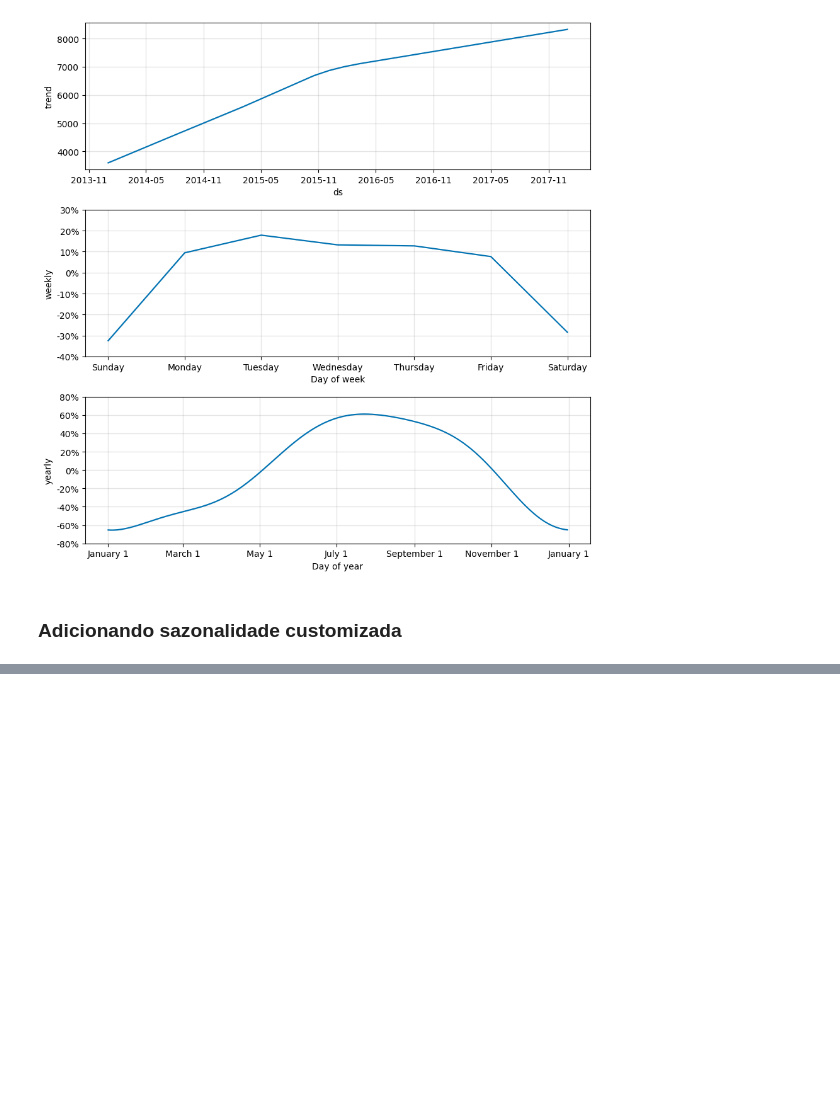
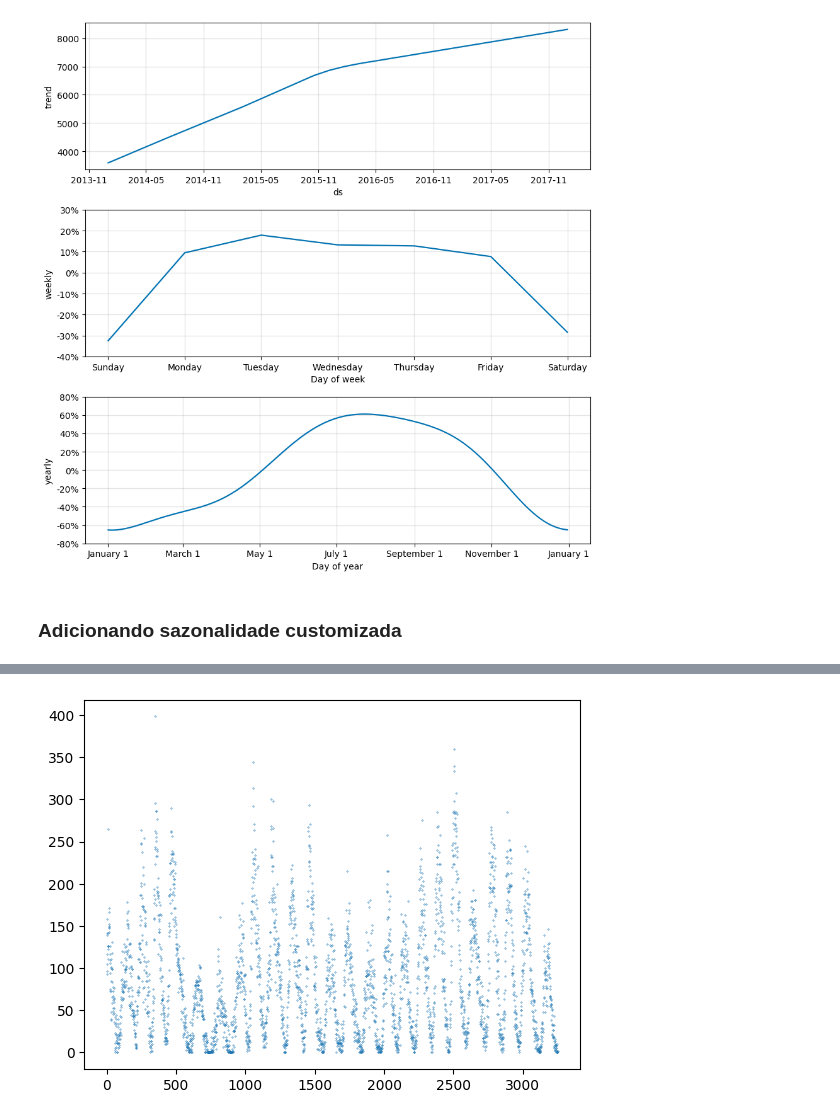
Before and after one commit to rodolphomacedo/prophet, a Jupyter notebook: Cap4 - Sazonalidade.ipynb, the cells around one changed output, grey strips where cells are left out. Cells and saved outputs as stored; diff of their text form; code cells hidden in the pictures; blank space fills up the shorter version.

```diff
--- a/Cap4 - Sazonalidade.ipynb
+++ b/Cap4 - Sazonalidade.ipynb
@@ -138,0 +137,5 @@ pg 78
+# %%
+df = pd.read_csv('./data/sunspots.csv', usecols=['Date', 'Monthly Mean Total Sunspot Number'])
+df['Date'] = pd.to_datetime(df['Date'])
+df.columns = ['ds', 'y']
+df
@@ -138,0 +156,5 @@ pg 78
+# %%
+plt.plot(df.y, 'o', ms=0.3)
+plt.show()
+# %% [output]
+[figure, added]
```
Also changed, not shown: parts of 20 cells of this notebook.
